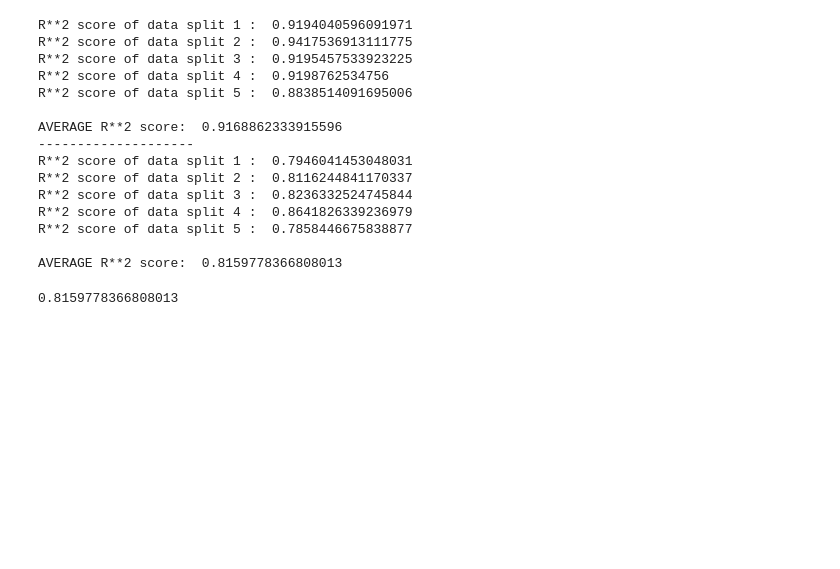
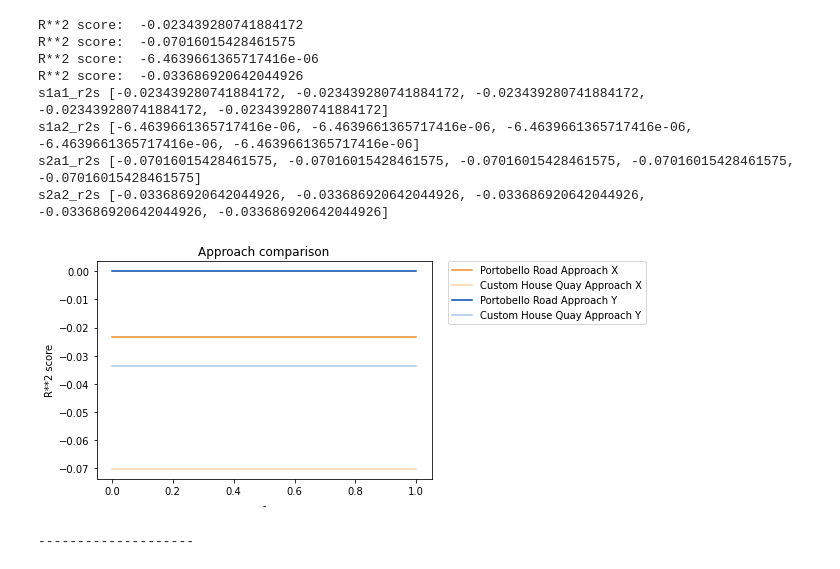
Before and after one commit to ConOLeary/Predicting_Bike_Distribution, a Jupyter notebook: bike_predictions.ipynb, the cells around one changed output. Drawn from its saved outputs; the diff is of its cells as text; code cells hidden in the pictures; blank space fills up the shorter version.

Commit message:
compare_approaches() working on oldbaseline and mean

```diff
--- a/bike_predictions.ipynb
+++ b/bike_predictions.ipynb
@@ -342,23 +417,16 @@ def run_meanline(station_name):
 # %%
 # DRIVER
 
-run_approach1("PORTOBELLO ROAD") # HOMEMADE_REGULISER
+compare_approaches("PORTOBELLO ROAD", "CUSTOM HOUSE QUAY", run_oldbaseline, run_meanline)
 print("--------------------")
-run_approach1("CUSTOM HOUSE QUAY")
 # %% [output]
-R**2 score of data split 1 :  0.9194040596091971
-R**2 score of data split 2 :  0.9417536913111775
-R**2 score of data split 3 :  0.9195457533923225
-R**2 score of data split 4 :  0.9198762534756
-R**2 score of data split 5 :  0.8838514091695006
-
-AVERAGE R**2 score:  0.9168862333915596
---------------------
-R**2 score of data split 1 :  0.7946041453048031
-R**2 score of data split 2 :  0.8116244841170337
-R**2 score of data split 3 :  0.8236332524745844
-R**2 score of data split 4 :  0.8641826339236979
-R**2 score of data split 5 :  0.7858446675838877
-
-AVERAGE R**2 score:  0.8159778366808013
+R**2 score:  -0.023439280741884172
+R**2 score:  -0.07016015428461575
+R**2 score:  -6.4639661365717416e-06
+R**2 score:  -0.033686920642044926
+s1a1_r2s [-0.023439280741884172, -0.023439280741884172, -0.023439280741884172, -0.023439280741884172, -0.023439280741884172]
+s1a2_r2s [-6.4639661365717416e-06, -6.4639661365717416e-06, -6.4639661365717416e-06, -6.4639661365717416e-06, -6.4639661365717416e-06]
+s2a1_r2s [-0.07016015428461575, -0.07016015428461575, -0.07016015428461575, -0.07016015428461575, -0.07016015428461575]
+s2a2_r2s [-0.033686920642044926, -0.033686920642044926, -0.033686920642044926, -0.033686920642044926, -0.033686920642044926]
+[figure, added]
-0.8159778366808013
+--------------------
```
Also changed, not shown: parts of 2 cells of this notebook, 1 other file.
